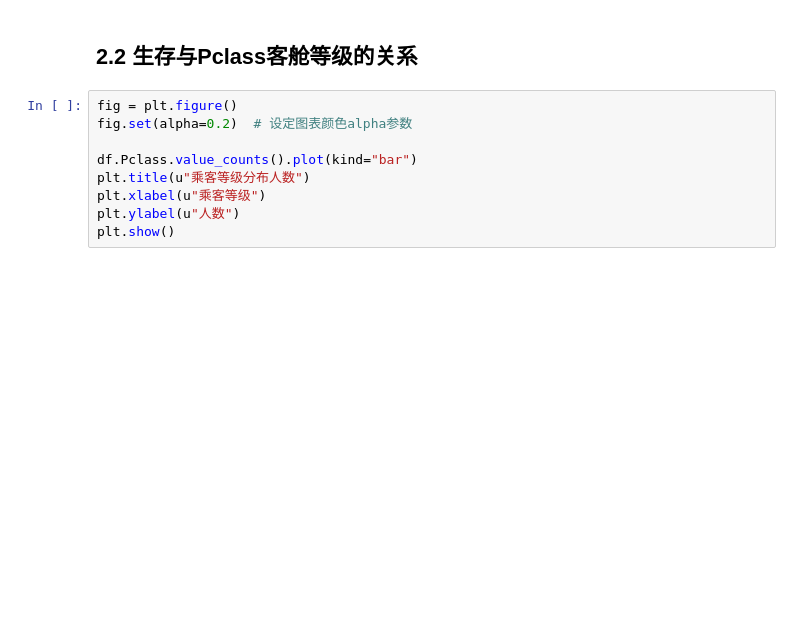
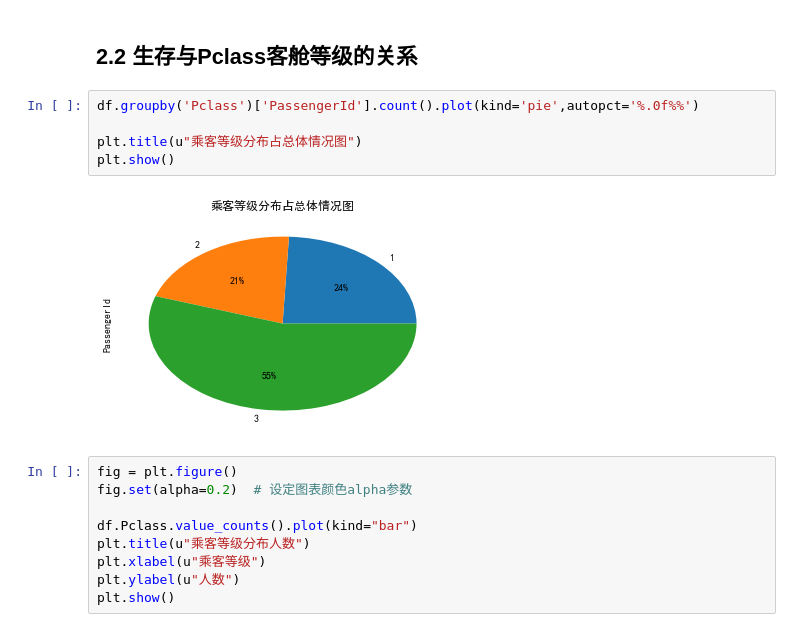
Before and after one commit to HJTSO/titanic_data, a Jupyter notebook: titanic_data.ipynb, the cells around one changed output. Drawn from its saved outputs; the diff is of its cells as text; blank space fills up the shorter version.

```diff
--- a/titanic_data.ipynb
+++ b/titanic_data.ipynb
@@ -235,6 +235,13 @@ plt.show()
 ### ● 说明：从样本上看有家庭成员的获救率相对较高
 # %% [markdown]
 ## 2.2 生存与Pclass客舱等级的关系
+# %%
+df.groupby('Pclass')['PassengerId'].count().plot(kind='pie',autopct='%.0f%%')
+
+plt.title(u"乘客等级分布占总体情况图")
+plt.show()
+# %% [output]
+[figure, added]
 # %%
 fig = plt.figure()
 fig.set(alpha=0.2)  # 设定图表颜色alpha参数
```
Also changed, not shown: parts of 5 cells of this notebook.
